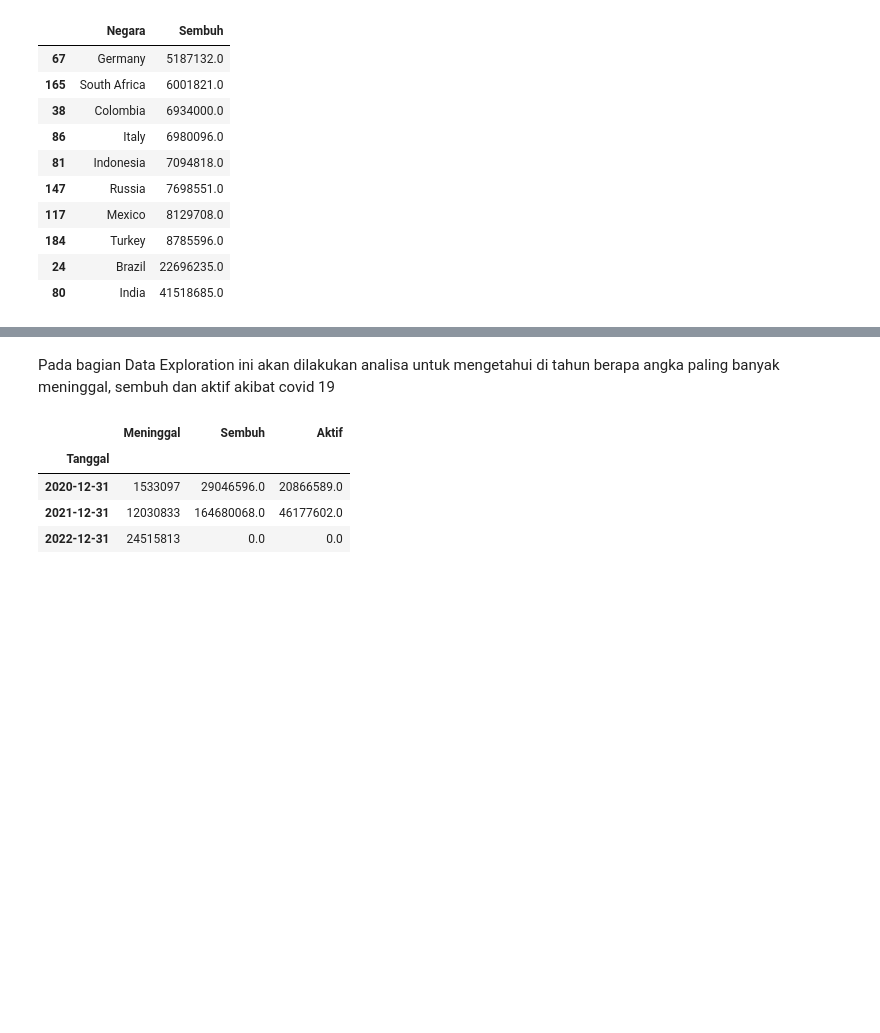
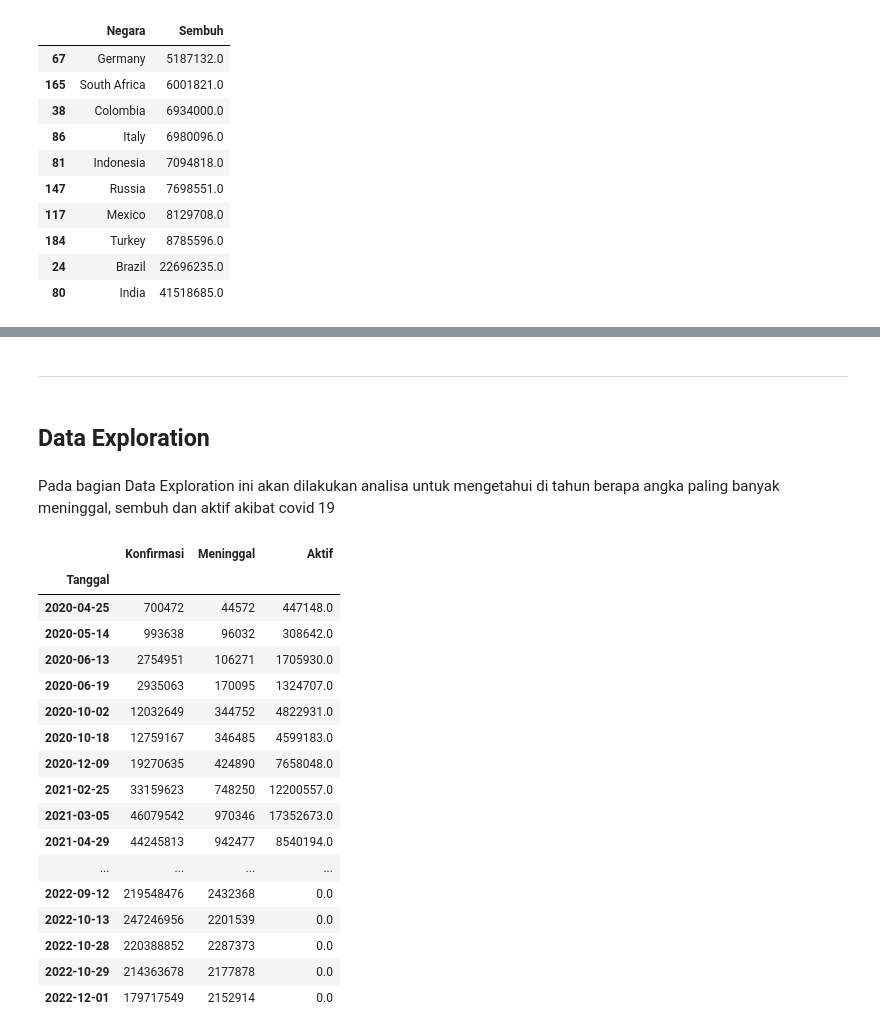
Before and after one commit to ditasila/test, a Jupyter notebook: Test_GD_1.ipynb, the cells around one changed output, grey strips where cells are left out. Drawn from its saved outputs; the diff is of its cells as text; code cells hidden in the pictures; blank space fills up the shorter version.

```diff
--- a/Test_GD_1.ipynb
+++ b/Test_GD_1.ipynb
@@ -213,12 +234,29 @@ Dari dataset tersebut diketahui bahwa jumlah orang yang sembuh diurutkan mulai d
+# %% [markdown]
+<hr>
+# %% [markdown]
+## Data Exploration
 # %% [markdown]
 Pada bagian Data Exploration ini akan dilakukan analisa untuk mengetahui di tahun berapa angka paling banyak meninggal, sembuh dan aktif akibat covid 19
-# %%
-sorting_cases_covid_19 = cases_covid_19.groupby(pd.Grouper(key = 'Tanggal', axis = 0, freq = 'Y'))[['Meninggal','Sembuh','Aktif']].sum()
-sorting_cases_covid_19
-# %% [output]
-|  | Meninggal | Sembuh | Aktif |
-| Tanggal |  |  |  |
-| 2020-12-31 | 1533097 | 29046596.0 | 20866589.0 |
-| 2021-12-31 | 12030833 | 164680068.0 | 46177602.0 |
-| 2022-12-31 | 24515813 | 0.0 | 0.0 |
+# %%
+year_cases_covid_19 = cases_covid_19.set_index('Tanggal').groupby('Tanggal')[['Konfirmasi','Meninggal','Aktif']].sum()
+year_cases_covid_19
+# %% [output]
+|  | Konfirmasi | Meninggal | Aktif |
+| Tanggal |  |  |  |
+| 2020-04-25 | 700472 | 44572 | 447148.0 |
+| 2020-05-14 | 993638 | 96032 | 308642.0 |
+| 2020-06-13 | 2754951 | 106271 | 1705930.0 |
+| 2020-06-19 | 2935063 | 170095 | 1324707.0 |
+| 2020-10-02 | 12032649 | 344752 | 4822931.0 |
+| 2020-10-18 | 12759167 | 346485 | 4599183.0 |
+| 2020-12-09 | 19270635 | 424890 | 7658048.0 |
+| 2021-02-25 | 33159623 | 748250 | 12200557.0 |
+| 2021-03-05 | 46079542 | 970346 | 17352673.0 |
+| 2021-04-29 | 44245813 | 942477 | 8540194.0 |
+| ... | ... | ... | ... |
+| 2022-09-12 | 219548476 | 2432368 | 0.0 |
+| 2022-10-13 | 247246956 | 2201539 | 0.0 |
+| 2022-10-28 | 220388852 | 2287373 | 0.0 |
+| 2022-10-29 | 214363678 | 2177878 | 0.0 |
+| 2022-12-01 | 179717549 | 2152914 | 0.0 |
 # %%
```
Also changed, not shown: parts of 34 cells of this notebook.
